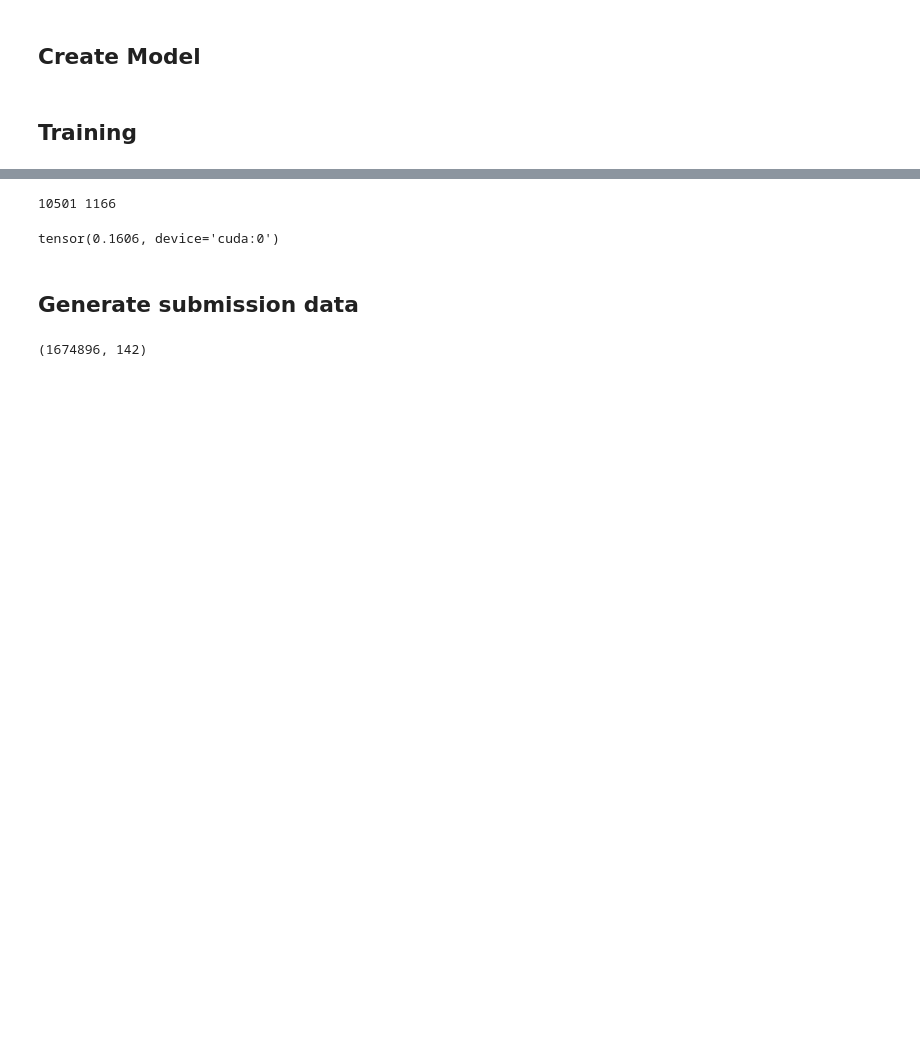
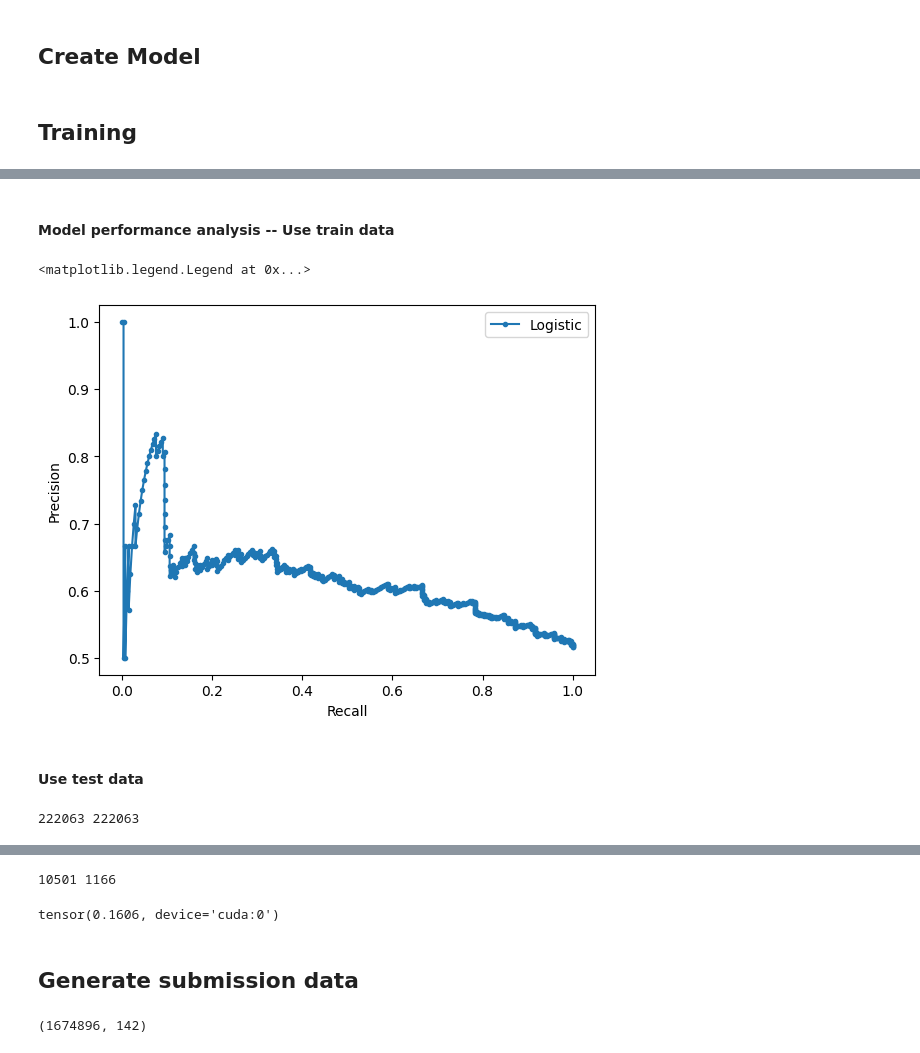
Before and after one commit to jryhu2gh/BELKA, a Jupyter notebook: Transformer_Classifier.ipynb, the cells around one changed output, grey strips where cells are left out. Cells and saved outputs as stored; diff of their text form; code cells hidden in the pictures; blank space fills up the shorter version.

```diff
--- a/Transformer_Classifier.ipynb
+++ b/Transformer_Classifier.ipynb
@@ -17,0 +68,5 @@ df = pd.read_parquet(file_path+'train_enc.parquet', engine='pyarrow', columns=No
+# %%
+X_all = torch.cat((X_Positive, X_Negative),dim = 0)
+Y_all = torch.cat((Y_Positive, Y_Negative),dim = 0).view(-1,2)
+del X_Positive, X_Negative, Y_Positive, Y_Negative
+gc.collect()
@@ -216,5 +283,0 @@ Estimated Total Size (MB): 14.41
-# %%
-page_size = int(2e6)
-i = 0
-num_pages = int(df.shape[0]//page_size)
-print(df.shape[0]/page_size)
@@ -223,31 +354,32 @@ print(df.shape[0]/page_size)
 # %%
 # model.to(device)
 torch.cuda.empty_cache()
-weights = torch.tensor([0.05, 0.95]).to(device) # set loss weight
+weights = torch.tensor([0.5, 0.5]).to(device) # set loss weight
 criterion = nn.CrossEntropyLoss( weight = weights )
 optimizer = optim.Adam(model.parameters(), lr=1e-5)
 
-num_epochs = 10000
+num_epochs = 10
 torch.autograd.set_detect_anomaly(True)
 
 model.train()
 i = 0
 num_pages = int(df.shape[0]//page_size)
-batch_size = 512
+batch_size = 1024
 update_index = 999
 
-ratio_of_one = 0.01    # control how may percentage positive data occupies
+ratio_of_one = 0.5    # control how may percentage positive data occupies
 for epoch in range(num_epochs):
     running_loss = 0.0
 
     # Get a small portion of the entire data
-    if update_index>9: # Control how many epochs run for each page
+    if update_index>1: # Control how many epochs run for each page
         update_index = 0
         df_small = df.iloc[int(i*page_size):int((i+1)*page_size)]
+        # change page index
         i+=1
 
         # Once it reaches the end of data, restart from teh first page
-        if i>=num_pages-1:
+        if i>=2:#num_pages-1:
             i = 0
 
         # Create dataloader. Use all positive data and randomly sample negative data to the desired ratio of one.
@@ -265,7 +397,7 @@ for epoch in range(num_epochs):
         Combined_Dataset = CustomDataset(X_train_combined, y_train_combined)
 
         Combined_DataLoader = DataLoader(Combined_Dataset, batch_size=batch_size, shuffle = True)
-    update_index += 1
+    # update_index += 1
 
     # Training starts here.
     for inputs, targets in tqdm(Combined_DataLoader):
@@ -296,0 +430,2 @@ KeyboardInterrupt:
+# %% [markdown]
+#### Model performance analysis -- Use train data
@@ -296,0 +435,16 @@ KeyboardInterrupt:
+# %%
+positive_prob = outputs[:,1].cpu().detach().numpy()
+target_result = targets[:,1].cpu().detach().numpy()
+precision, recall, _ = precision_recall_curve(target_result, positive_prob)
+# %%
+plt.plot(recall, precision, marker='.', label='Logistic')
+# axis labels
+plt.xlabel('Recall')
+plt.ylabel('Precision')
+# show the legend
+plt.legend()
+# %% [output]
+<matplotlib.legend.Legend at 0x...>
+[figure, added]
+# %% [markdown]
+#### Use test data
@@ -296,0 +455,29 @@ KeyboardInterrupt:
+# %%
+length = df.shape[0]
+val_df = df.iloc[length-page_size:]
+val_values = val_df.values
+val_torch = torch.tensor(val_values,dtype = torch.float32)
+
+X_val = val_torch[:,:142]
+y_val = val_torch[:,142:]
+y_val = y_val.bool().any(dim=1,keepdim = True).to(torch.float32)
+
+X_val_combined, y_val_combined = RandomSample(X_val, y_val, 0.5)
+
+y_val_combined = nn.functional.one_hot(y_val_combined.to(torch.int64), num_classes=2)
+y_val_combined = y_val_combined.to(torch.float32)
+
+Combined_Dataset = CustomDataset(X_val_combined, y_val_combined)
+Combined_DataLoader = DataLoader(Combined_Dataset, batch_size=batch_size, shuffle = True)
+
+model.eval()
+
+output_all = np.asarray([-1])
+target_all = np.asarray([-1])
+for inputs, targets in tqdm(Combined_DataLoader):
+    inputs, targets = inputs.to(device), targets.to(device)
+    outputs = model(inputs.to(torch.int32))
+    output_all = np.concatenate((output_all, outputs[:,1].cpu().detach().numpy()),axis = 0)
+    target_all = np.concatenate((target_all, targets[:,1].cpu().detach().numpy()),axis = 0)
+# %% [output]
+222063 222063
```
Also changed, not shown: parts of 26 cells of this notebook.
